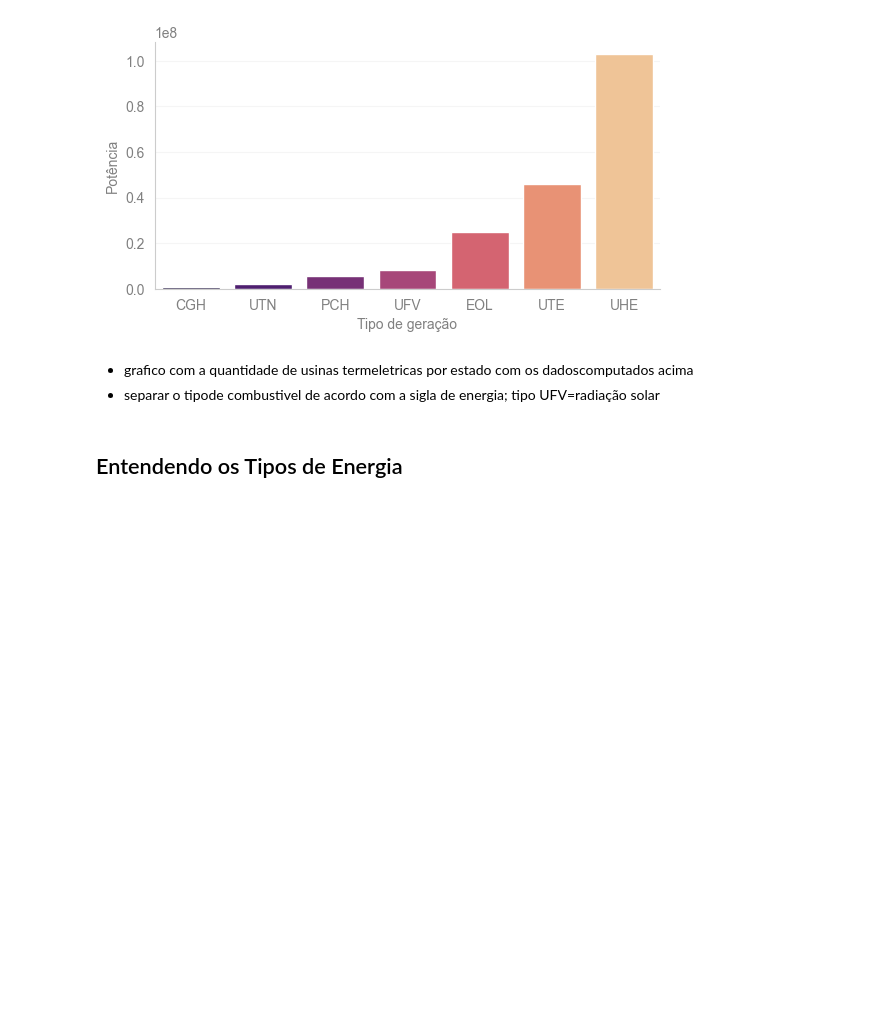
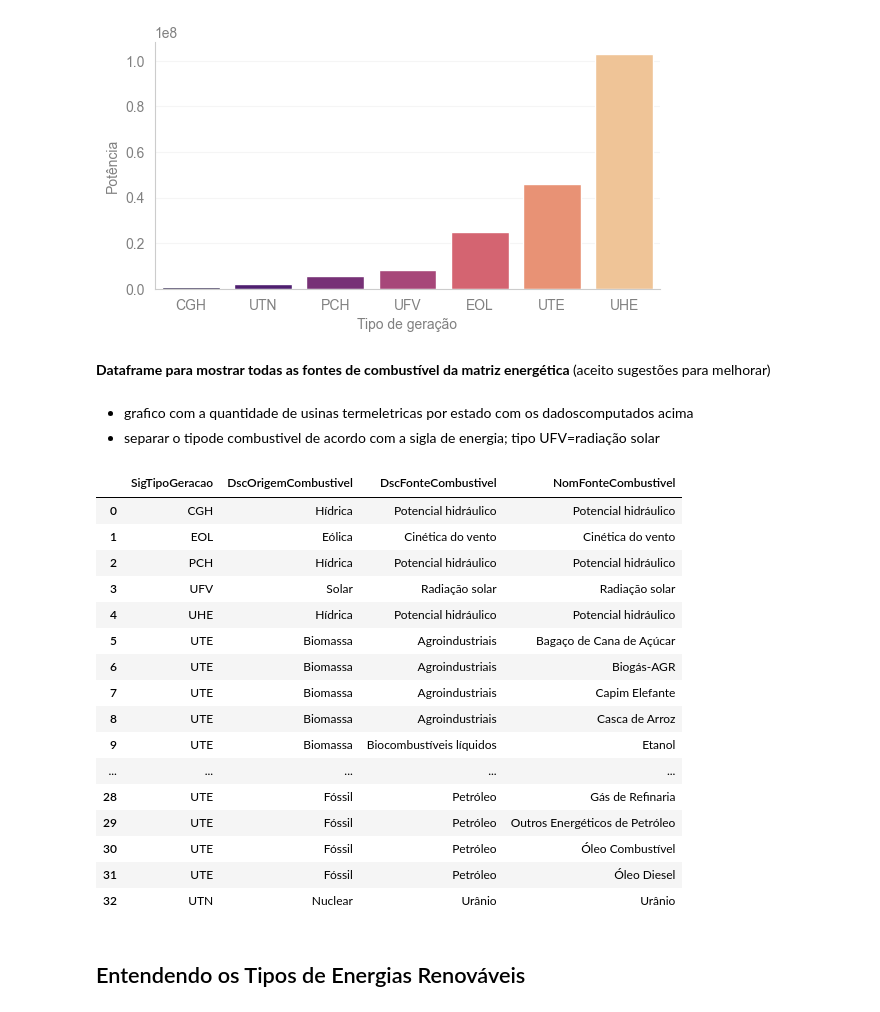
Before and after one commit to lpfnascimento/eda-brasilian-energy-matrix, a Jupyter notebook: TG-aneel-energia.ipynb, the cells around one changed output. Saved outputs shown, nothing was run; the diff lists cells and outputs as text; code cells hidden in the pictures; blank space fills up the shorter version.

```diff
--- a/TG-aneel-energia.ipynb
+++ b/TG-aneel-energia.ipynb
@@ -424,8 +424,32 @@ plt.ylabel('Potência')
 pot_energy_graph.figure.set_size_inches(6,3)
 # %% [output]
 [figure]
+# %%
+df_classificacao_energia = df[['SigTipoGeracao', 'DscOrigemCombustivel', 'DscFonteCombustivel', 'NomFonteCombustivel']].drop_duplicates().sort_values(by=['SigTipoGeracao', 'DscOrigemCombustivel','DscFonteCombustivel', 'NomFonteCombustivel']).reset_index(drop=True)
+# %% [markdown]
+**Dataframe para mostrar todas as fontes de combustível da matriz energética** (aceito sugestões para melhorar)
 # %% [markdown]
 - grafico com a quantidade de usinas termeletricas por estado com os dadoscomputados acima
 - separar o tipode combustivel de acordo com a sigla de energia; tipo UFV=radiação solar
+# %%
+df_classificacao_energia
+# %% [output]
+|  | SigTipoGeracao | DscOrigemCombustivel | DscFonteCombustivel | NomFonteCombustivel |
+| 0 | CGH | Hídrica | Potencial hidráulico | Potencial hidráulico |
+| 1 | EOL | Eólica | Cinética do vento | Cinética do vento |
+| 2 | PCH | Hídrica | Potencial hidráulico | Potencial hidráulico |
+| 3 | UFV | Solar | Radiação solar | Radiação solar |
+| 4 | UHE | Hídrica | Potencial hidráulico | Potencial hidráulico |
+| 5 | UTE | Biomassa | Agroindustriais | Bagaço de Cana de Açúcar |
+| 6 | UTE | Biomassa | Agroindustriais | Biogás-AGR |
+| 7 | UTE | Biomassa | Agroindustriais | Capim Elefante |
+| 8 | UTE | Biomassa | Agroindustriais | Casca de Arroz |
+| 9 | UTE | Biomassa | Biocombustíveis líquidos | Etanol |
+| ... | ... | ... | ... | ... |
+| 28 | UTE | Fóssil | Petróleo | Gás de Refinaria |
+| 29 | UTE | Fóssil | Petróleo | Outros Energéticos de Petróleo |
+| 30 | UTE | Fóssil | Petróleo | Óleo Combustível |
+| 31 | UTE | Fóssil | Petróleo | Óleo Diesel |
+| 32 | UTN | Nuclear | Urânio | Urânio |
 # %% [markdown]
-## Entendendo os Tipos de Energia
+## Entendendo os Tipos de Energias Renováveis
```
Also changed, not shown: parts of 3 cells of this notebook.
